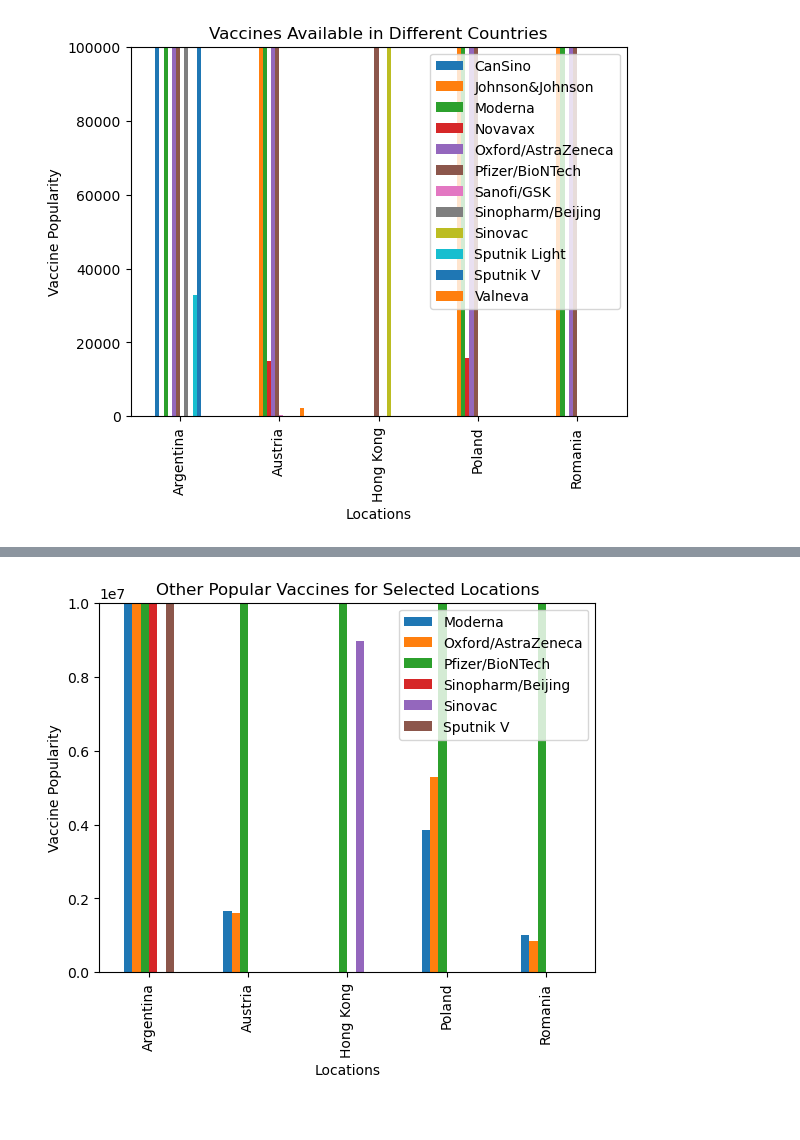
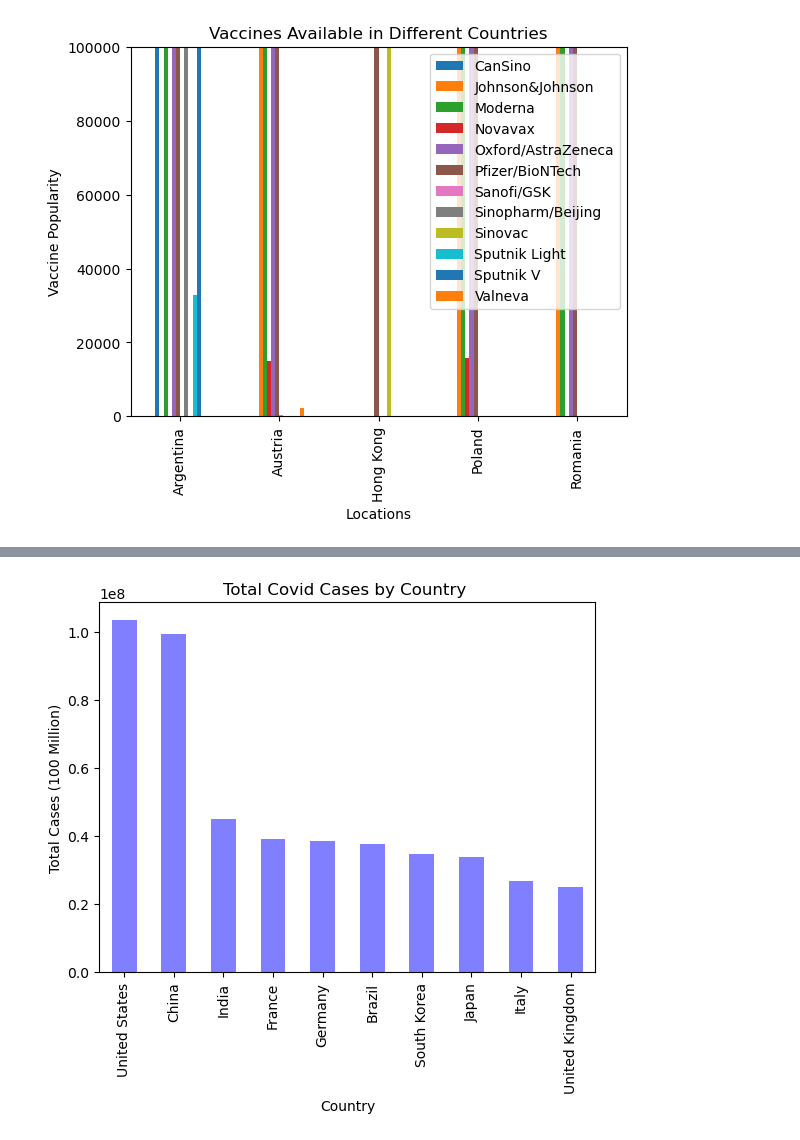
Before and after one commit to gburlew/Project-1, a Jupyter notebook: Notebooks/main.ipynb, the cells around one changed output, grey strips where cells are left out. Drawn from its saved outputs; the diff is of its cells as text; code cells hidden in the pictures.

```diff
--- a/Notebooks/main.ipynb
+++ b/Notebooks/main.ipynb
@@ -22,3 +22,12 @@ locations_age_df = locations_age_df.dropna()
 vaccinations_age_df = vaccinations_age_df.dropna()
 vaccinations_manufacturer_df = vaccinations_manufacturer_df.dropna()
 full_data_df = full_data_df.dropna()
+
+full_data = Path('../Resources/full_data.csv')
+manufacturer_data = Path('../Resources/vaccinations-by-manufacturer.csv')
+populations_data = Path('../Resources/world-population-data.csv')
+full_data = pd.read_csv(full_data)
+manufacturer_data = pd.read_csv(manufacturer_data)
+pop_data = pd.read_csv(populations_data)
+pop_data = pop_data[['location', '2022']]
+pop_data.set_index('location')
@@ -368,20 +373,44 @@ plt.show()
 # %%
-selected_locations = ['Argentina', 'Austria', 'Hong Kong', 'Poland', 'Romania']
+# selected_locations = ['Argentina', 'Austria', 'Hong Kong', 'Poland', 'Romania']
+# selected_vaccines = ['Pfizer, Moderna']
 
-filtered_cmdfplot = cmdfplot[(cmdfplot['vaccine'].isin(selected_vaccines)) & (cmdfplot['location'].isin(selected_locations))]
-filtered_cmdfplot.reset_index(drop=True, inplace=True)
+# filtered_cmdfplot = cmdfplot[(cmdfplot['vaccine'].isin(selected_vaccines)) & (cmdfplot['location'].isin(selected_locations))]
+# filtered_cmdfplot.reset_index(drop=True, inplace=True)
 
-# Create the bar plot for the filtered data
-ax = filtered_cmdfplot.pivot(index='location', columns='vaccine', values='total_vaccinations').plot(kind='bar')
+# # Create the bar plot for the filtered data
+# ax = filtered_cmdfplot.pivot(index='location', columns='vaccine', values='total_vaccinations').plot(kind='bar')
 
-# Set the plot properties
-ax.set_ylim(0, 10**7)
-ax.set_xlabel('Locations')
-ax.set_ylabel('Vaccine Popularity')
-ax.set_title('Other Popular Vaccines for Selected Locations')
-ax.legend(loc="upper right")
+# # Set the plot properties
+# ax.set_ylim(0, 10**7)
+# ax.set_xlabel('Locations')
+# ax.set_ylabel('Vaccine Popularity')
+# ax.set_title('Other Popular Vaccines for Selected Locations')
+# ax.legend(loc="upper right")
 
-# Show the plot
-plt.show()
+# # Show the plot
+# plt.show()
-# %% [output]
-[figure, removed]
+# %%
+total_cases = full_data.drop(columns=['new_cases','new_deaths','weekly_cases','weekly_deaths','biweekly_deaths','biweekly_cases'])
+total_cases = total_cases.dropna()
+total_cases = total_cases.groupby(['location']).max('total_cases')
+total_cases = total_cases.rename(columns={'total_cases':'Total Cases', 'total_deaths':'Total Deaths'})
+total_cases = pd.DataFrame(total_cases)
+drop_values = ['South America','World','High income','Asia','Europe','Upper middle income','European Union','North America','Lower middle income']
+total_cases = total_cases.drop(index = drop_values)
+top_cases = total_cases.nlargest(n=10,columns='Total Cases')
+# %%
+manufacturer_data = manufacturer_data.groupby(['location','vaccine']).max('total_vaccinations')
+manufacturer_data = manufacturer_data.groupby('location').sum('total_vaccinations')
+manufacturer_data = manufacturer_data.rename(columns={'total_vaccinations':'Total Vaccinations'})
+manufacturer_data = manufacturer_data.drop(index = 'European Union')
+# %%
+vax_case_ratio = pd.merge(total_cases, manufacturer_data, how='inner', on='location')
+vax_case_ratio['Vaccinations:Cases'] = vax_case_ratio['Total Vaccinations'] / vax_case_ratio['Total Cases']
+vax_case_ratio['Vaccinations:Deaths'] = vax_case_ratio['Total Vaccinations'] / vax_case_ratio['Total Deaths']
+top_vaxcase_ratio = vax_case_ratio.nlargest(n=10,columns='Vaccinations:Cases')
+top_vaxdeath_ratio = vax_case_ratio.nlargest(n=10,columns='Vaccinations:Deaths')
+vax_rates = pd.merge(vax_case_ratio, pop_data, how='left', on='location')
+vax_rates['Vaccination Rate'] = vax_rates['Total Vaccinations'] / vax_rates['2022']
+vax_rates = vax_rates.set_index('location')
+vax_rates = vax_rates.dropna()
+vax_rates = vax_rates.sort_values('Vaccination Rate', ascending=False)
@@ -387,0 +420,6 @@ plt.show()
+# %%
+vax_rates_top = vax_rates.nlargest(n=10,columns='Vaccination Rate')
+vax_rates_bottom = vax_rates.nsmallest(n=10,columns='Vaccination Rate')
+top_cases_chart = top_cases['Total Cases'].plot(kind='bar', color='blue', alpha=0.5, xlabel='Country', ylabel='Total Cases (100 Million)', title='Total Covid Cases by Country ')
+# %% [output]
+[figure, added]
```
Also changed, not shown: parts of 7 cells of this notebook.
